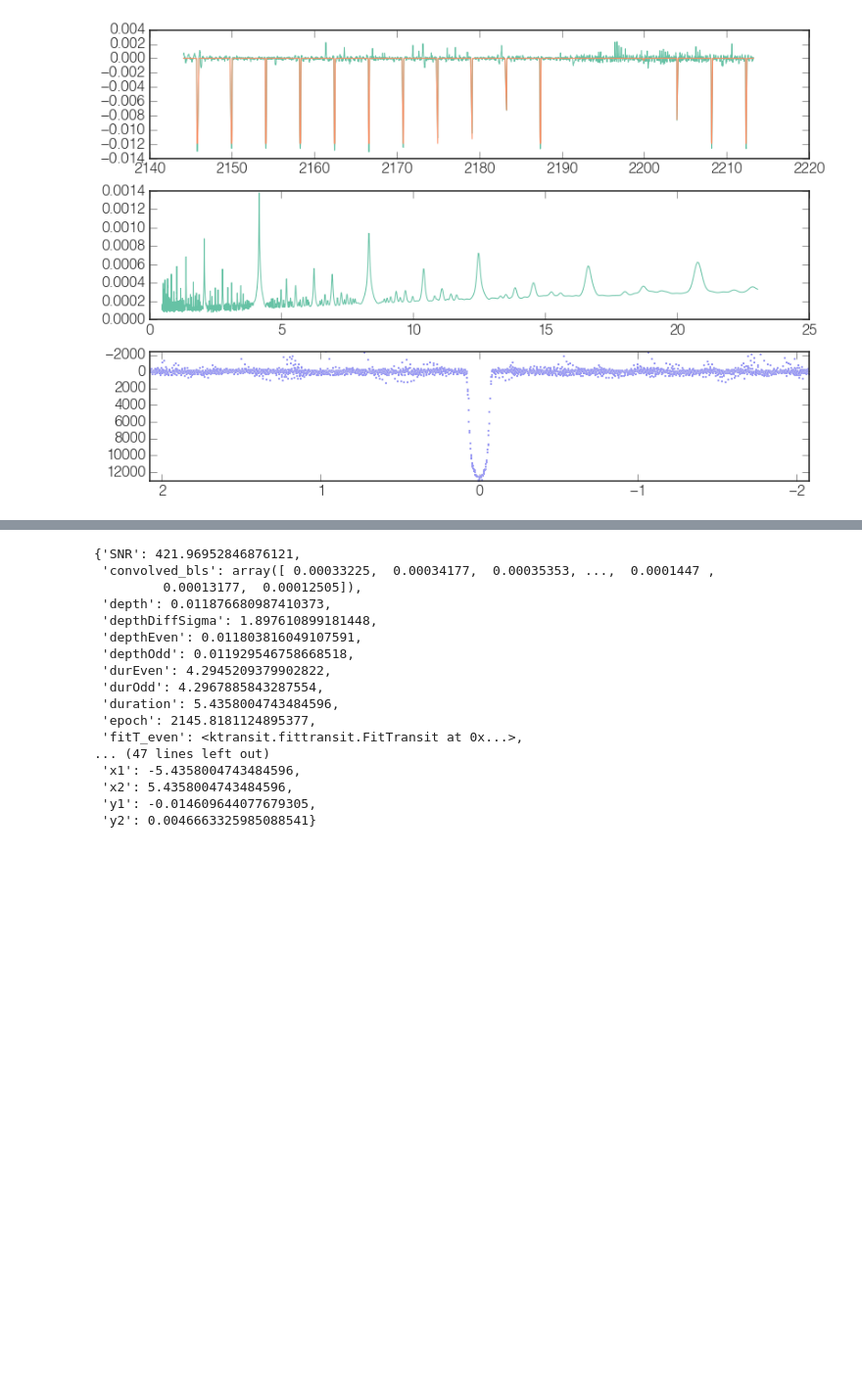
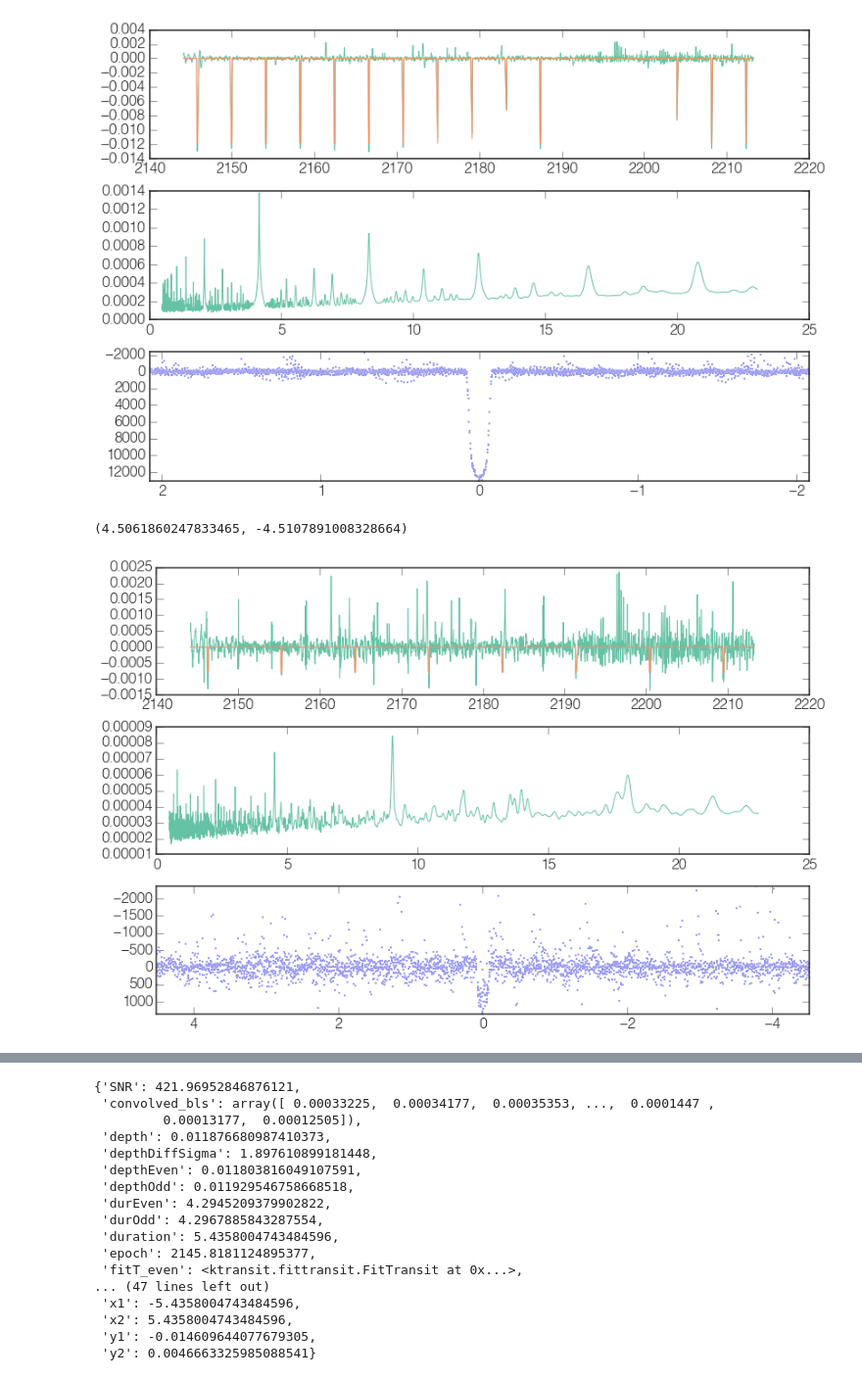
Before and after one commit to exoplanetvetting/DAVE, a Jupyter notebook: blsCode/Untitled.ipynb, the cells around one changed output, grey strips where cells are left out. Shown at 98% size. Saved outputs shown, nothing was run; the diff lists cells and outputs as text; code cells hidden in the pictures; blank space fills up the shorter version.

```diff
--- a/blsCode/Untitled.ipynb
+++ b/blsCode/Untitled.ipynb
@@ -133,3 +135,30 @@ ax3.set_xlim([np.max(q),np.min(q)])
 # %% [output]
 (2.0780443085618234, -2.0792386147869655)
 [figure]
+# %%
+
+
+fluxmin = flux - outs['transitModel']
+
+#time, flux = yash_bls.outlierRemoval(time, fluxmin)
+#fluxmin = yash_bls.medianDetrend(fluxmin, 26)
+
+# Main transit search
+minPeriod = 0.5     # Limitations of BLS Fortran code
+maxPeriod = (time[-1] - time[0]) / 3.
+
+outsmin = doSearch(time, fluxmin, minPeriod, maxPeriod, )
+# %%
+fig, [ax1,ax2,ax3] = plt.subplots(3,1,figsize=[12,9])
+ax1.plot(time, fluxmin )
+ax1.plot(time, outsmin['transitModel'] )
+
+#ax2.plot(time, flux )
+ax2.plot(outsmin['period_guesses'], outsmin['convolved_bls'])
+q,f = get_qf(time,fluxmin, outsmin['epoch'], outsmin['period'])
+ax3.scatter(q,f, s=4)
+ax3.set_ylim([np.max(f),np.min(f)])
+ax3.set_xlim([np.max(q),np.min(q)])
+# %% [output]
+(4.5061860247833465, -4.5107891008328664)
+[figure, added]
```
Also changed, not shown: parts of 11 cells of this notebook, 1 other file.
